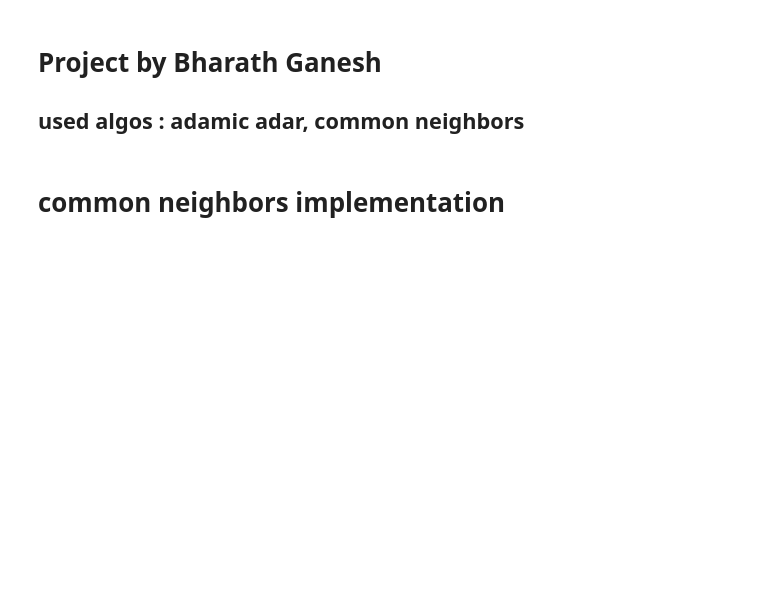
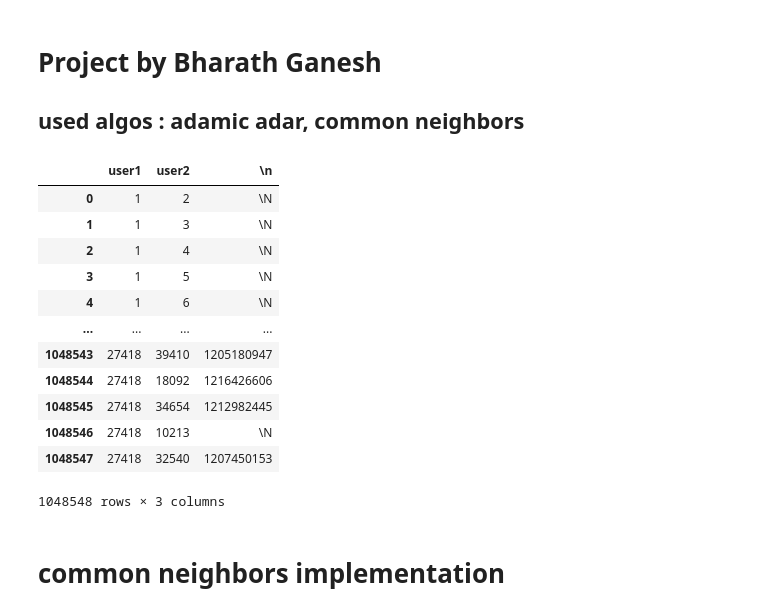
Before and after one commit to Bharathrico/friendprediction, a Jupyter notebook: Linkpred.ipynb, the cells around one changed output. Cells and saved outputs as stored; diff of their text form; code cells hidden in the pictures; blank space fills up the shorter version.

```diff
--- a/Linkpred.ipynb
+++ b/Linkpred.ipynb
@@ -4,11 +4,28 @@
 # %%
 %matplotlib inline
 import networkx as nx
 import pandas as pd
 import numpy as np
 import matplotlib.pyplot as plt
 import math
+from sklearn.model_selection import train_test_split
 df=pd.read_csv("fblinkscsv.csv")
+
+df
+# %% [output]
+|  | user1 | user2 | \n |
+| 0 | 1 | 2 | \N |
+| 1 | 1 | 3 | \N |
+| 2 | 1 | 4 | \N |
+| 3 | 1 | 5 | \N |
+| 4 | 1 | 6 | \N |
+| ... | ... | ... | ... |
+| 1048543 | 27418 | 39410 | 1205180947 |
+| 1048544 | 27418 | 18092 | 1216426606 |
+| 1048545 | 27418 | 34654 | 1212982445 |
+| 1048546 | 27418 | 10213 | \N |
+| 1048547 | 27418 | 32540 | 1207450153 |
+1048548 rows × 3 columns
 # %% [markdown]
 # common neighbors implementation
 # %%
```
Also changed, not shown: parts of 7 cells of this notebook, 1 other file.
